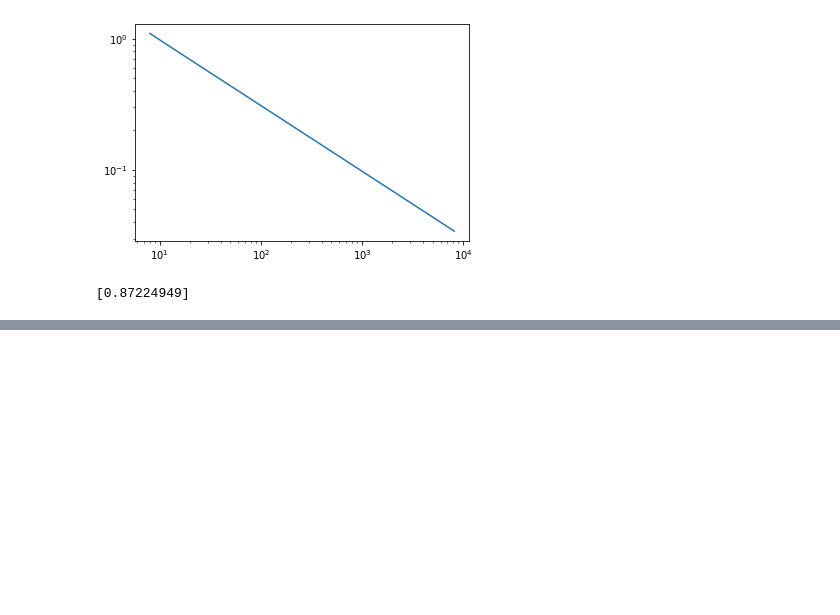
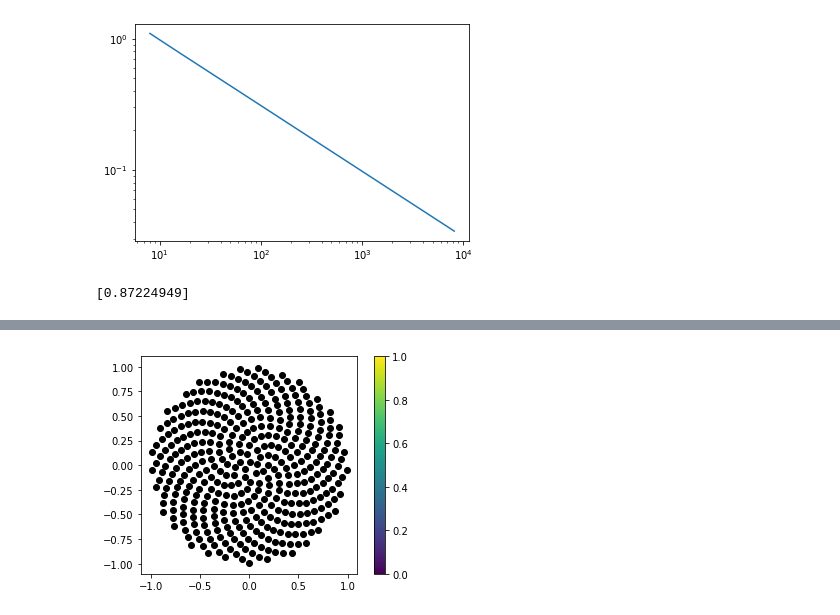
Before and after one commit to gusbeane/pyMND, a Jupyter notebook: mean_interparticle_spacing.ipynb, the cells around one changed output, grey strips where cells are left out. Saved outputs shown, nothing was run; the diff lists cells and outputs as text; code cells hidden in the pictures; blank space fills up the shorter version.

```diff
--- a/mean_interparticle_spacing.ipynb
+++ b/mean_interparticle_spacing.ipynb
@@ -82,0 +122,4 @@ plt.yscale('log')
+# %%
+plot_spiral(1+np.sqrt(2), 400)
+# %% [output]
+[figure, added]
```
Also changed, not shown: parts of 18 cells of this notebook.
